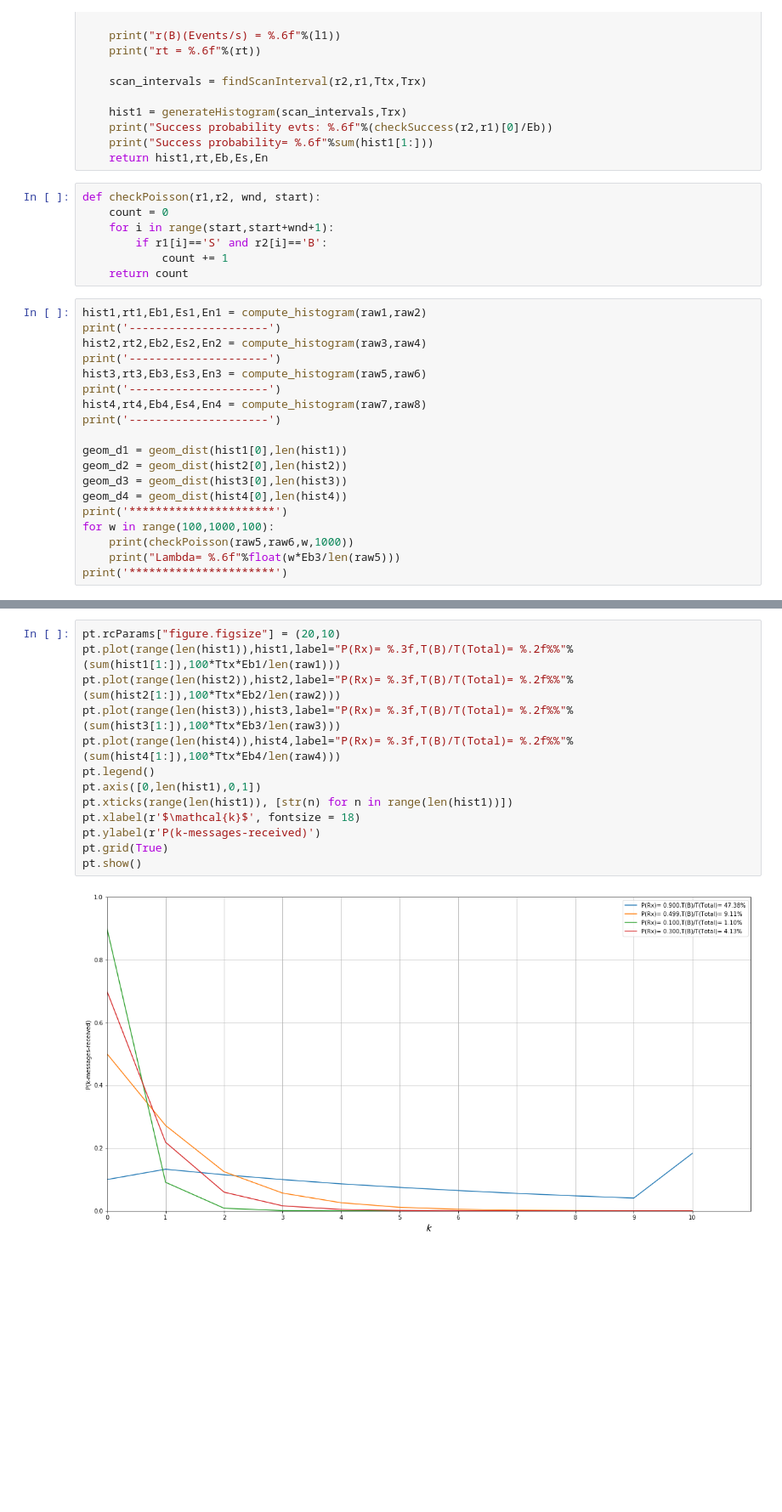
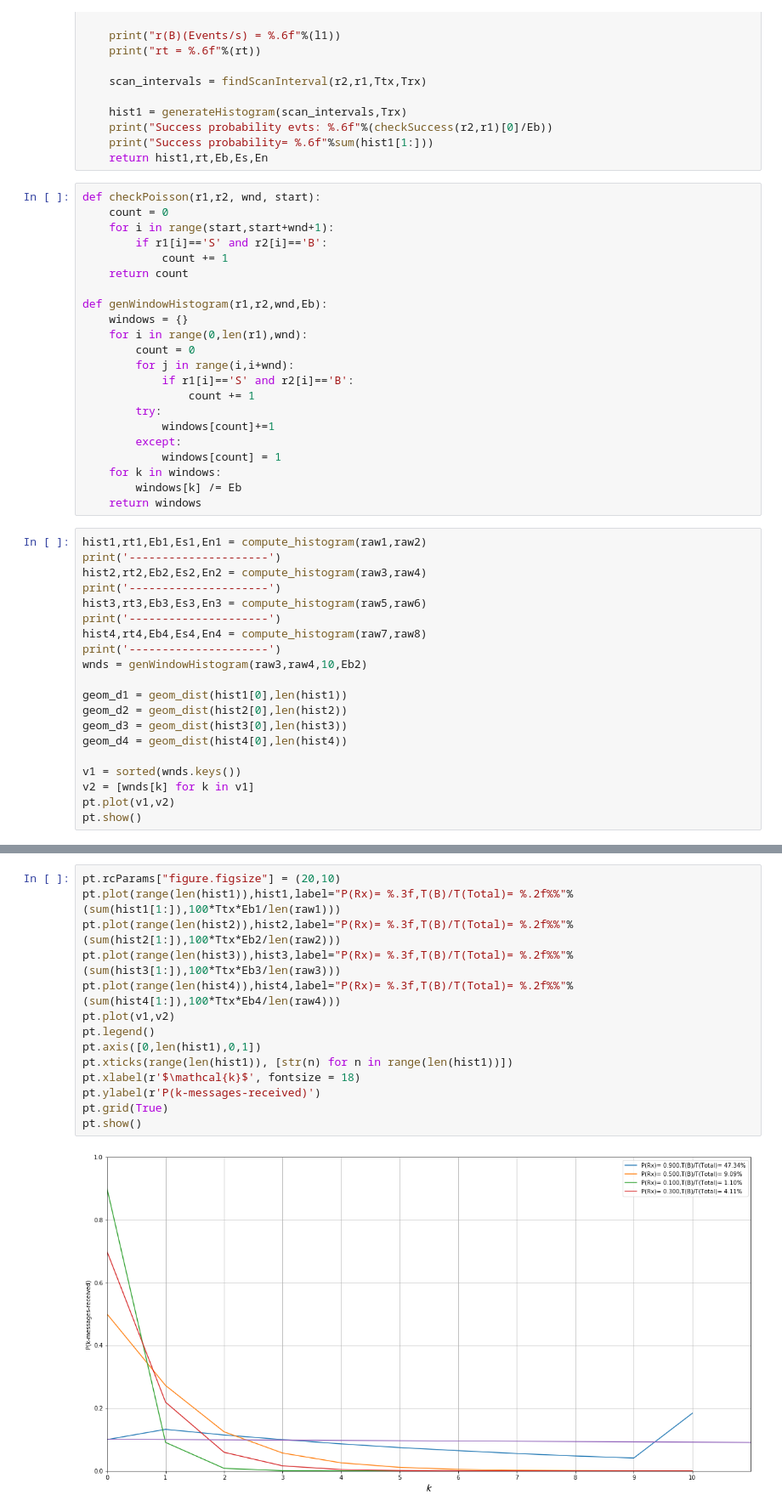
Before and after one commit to ingframin/BroadcastSimulation, a Jupyter notebook: results/Analysis.ipynb, the cells around one changed output, grey strips where cells are left out. Shown at 85% size. Drawn from its saved outputs; the diff is of its cells as text; blank space fills up the shorter version.

```diff
--- a/results/Analysis.ipynb
+++ b/results/Analysis.ipynb
@@ -74,6 +74,21 @@ def checkPoisson(r1,r2, wnd, start):
         if r1[i]=='S' and r2[i]=='B':
             count += 1
     return count
+
+def genWindowHistogram(r1,r2,wnd,Eb):
+    windows = {}
+    for i in range(0,len(r1),wnd):
+        count = 0
+        for j in range(i,i+wnd):
+            if r1[i]=='S' and r2[i]=='B':
+                count += 1
+        try:
+            windows[count]+=1
+        except:
+            windows[count] = 1
+    for k in windows:
+        windows[k] /= Eb
+    return windows
 # %%
 hist1,rt1,Eb1,Es1,En1 = compute_histogram(raw1,raw2)
 print('---------------------')
@@ -83,14 +98,15 @@ hist3,rt3,Eb3,Es3,En3 = compute_histogram(raw5,raw6)
 print('---------------------')
 hist4,rt4,Eb4,Es4,En4 = compute_histogram(raw7,raw8)
 print('---------------------')
+wnds = genWindowHistogram(raw3,raw4,10,Eb2)
 
 geom_d1 = geom_dist(hist1[0],len(hist1))
 geom_d2 = geom_dist(hist2[0],len(hist2))
 geom_d3 = geom_dist(hist3[0],len(hist3))
 geom_d4 = geom_dist(hist4[0],len(hist4))
-print('**********************')
-for w in range(100,1000,100):
-    print(checkPoisson(raw5,raw6,w,1000))
-    print("Lambda= %.6f"%float(w*Eb3/len(raw5)))
-print('**********************')
+
+v1 = sorted(wnds.keys())
+v2 = [wnds[k] for k in v1]
+pt.plot(v1,v2)
+pt.show()
 # %% [output]
@@ -153,15 +169,16 @@ RMSE Geom= 0.003001
 # %%
 pt.rcParams["figure.figsize"] = (20,10)
 pt.plot(range(len(hist1)),hist1,label="P(Rx)= %.3f,T(B)/T(Total)= %.2f%%"%(sum(hist1[1:]),100*Ttx*Eb1/len(raw1)))
 pt.plot(range(len(hist2)),hist2,label="P(Rx)= %.3f,T(B)/T(Total)= %.2f%%"%(sum(hist2[1:]),100*Ttx*Eb2/len(raw2)))
 pt.plot(range(len(hist3)),hist3,label="P(Rx)= %.3f,T(B)/T(Total)= %.2f%%"%(sum(hist3[1:]),100*Ttx*Eb3/len(raw3)))
 pt.plot(range(len(hist4)),hist4,label="P(Rx)= %.3f,T(B)/T(Total)= %.2f%%"%(sum(hist4[1:]),100*Ttx*Eb4/len(raw4)))
+pt.plot(v1,v2)
 pt.legend()
 pt.axis([0,len(hist1),0,1])
 pt.xticks(range(len(hist1)), [str(n) for n in range(len(hist1))])
 pt.xlabel(r'$\mathcal{k}$', fontsize = 18)
 pt.ylabel(r'P(k-messages-received)')
 pt.grid(True)
 pt.show()
 # %% [output]
-[figure, old version]
+[figure, new version]
```
Also changed, not shown: parts of 2 cells of this notebook, 5 other files.
